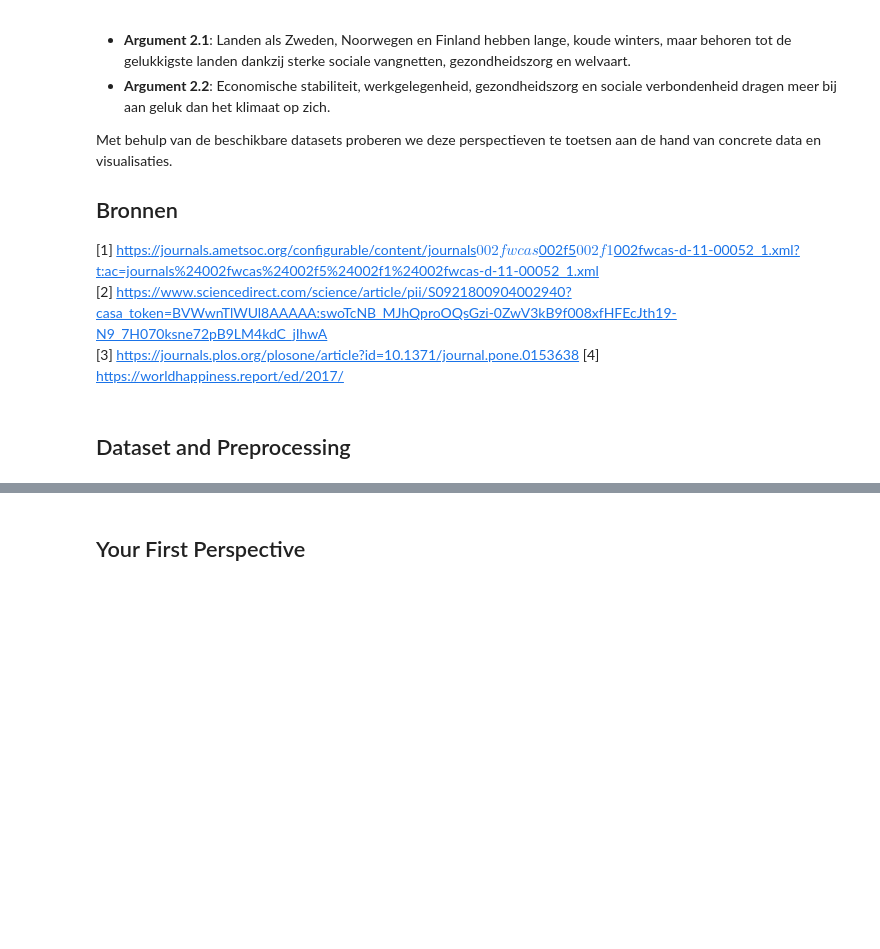
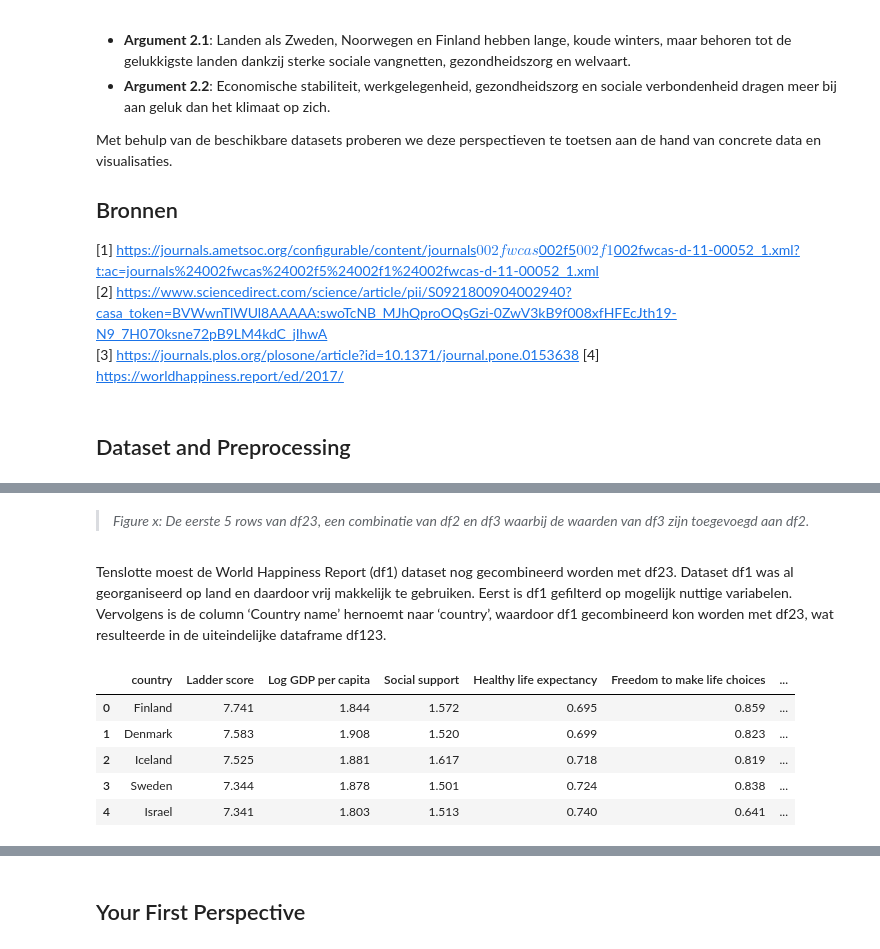
Before and after one commit to Mythsofmagic/Information_Visualization_2025, a Jupyter notebook: docs/main file eindopdracht.ipynb, the cells around one changed output, grey strips where cells are left out. Drawn from its saved outputs; the diff is of its cells as text; code cells hidden in the pictures; blank space fills up the shorter version.

```diff
--- a/docs/main file eindopdracht.ipynb
+++ b/docs/main file eindopdracht.ipynb
@@ -184,0 +206,13 @@ df123
+# %% [markdown]
+> *Figure x: De eerste 5 rows van df23, een combinatie van df2 en df3 waarbij de waarden van df3 zijn toegevoegd aan df2.*
+# %% [markdown]
+Tenslotte moest de World Happiness Report (df1) dataset nog gecombineerd worden met df23. Dataset df1 was al georganiseerd op land en daardoor vrij makkelijk te gebruiken. Eerst is df1 gefilterd op mogelijk nuttige variabelen. Vervolgens is de column ‘Country name’ hernoemt naar ‘country’, waardoor df1 gecombineerd kon worden met df23, wat resulteerde in de uiteindelijke dataframe df123.
+# %%
+df1filter.head(n=5)
+# %% [output]
+|  | country | Ladder score | Log GDP per capita | Social support | Healthy life expectancy | Freedom to make life choices | ... |
+| 0 | Finland | 7.741 | 1.844 | 1.572 | 0.695 | 0.859 | ... |
+| 1 | Denmark | 7.583 | 1.908 | 1.520 | 0.699 | 0.823 | ... |
+| 2 | Iceland | 7.525 | 1.881 | 1.617 | 0.718 | 0.819 | ... |
+| 3 | Sweden | 7.344 | 1.878 | 1.501 | 0.724 | 0.838 | ... |
+| 4 | Israel | 7.341 | 1.803 | 1.513 | 0.740 | 0.641 | ... |
```
Also changed, not shown: parts of 12 cells of this notebook.
